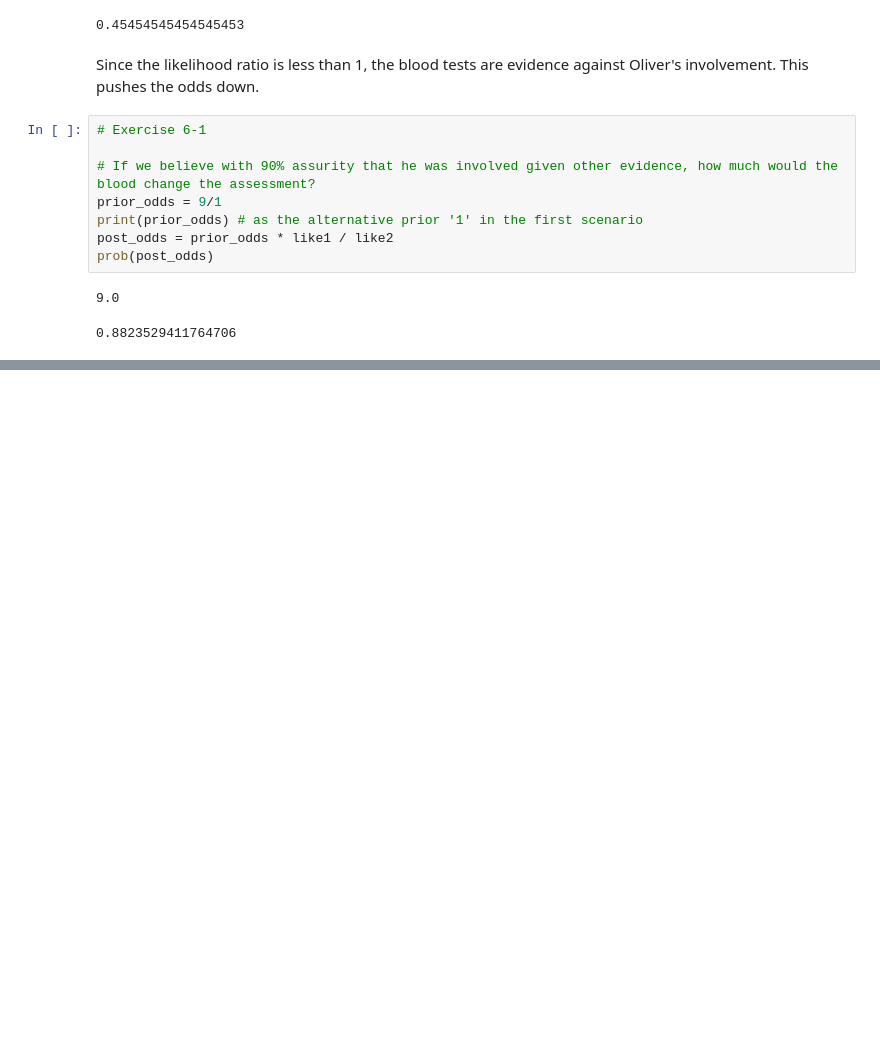
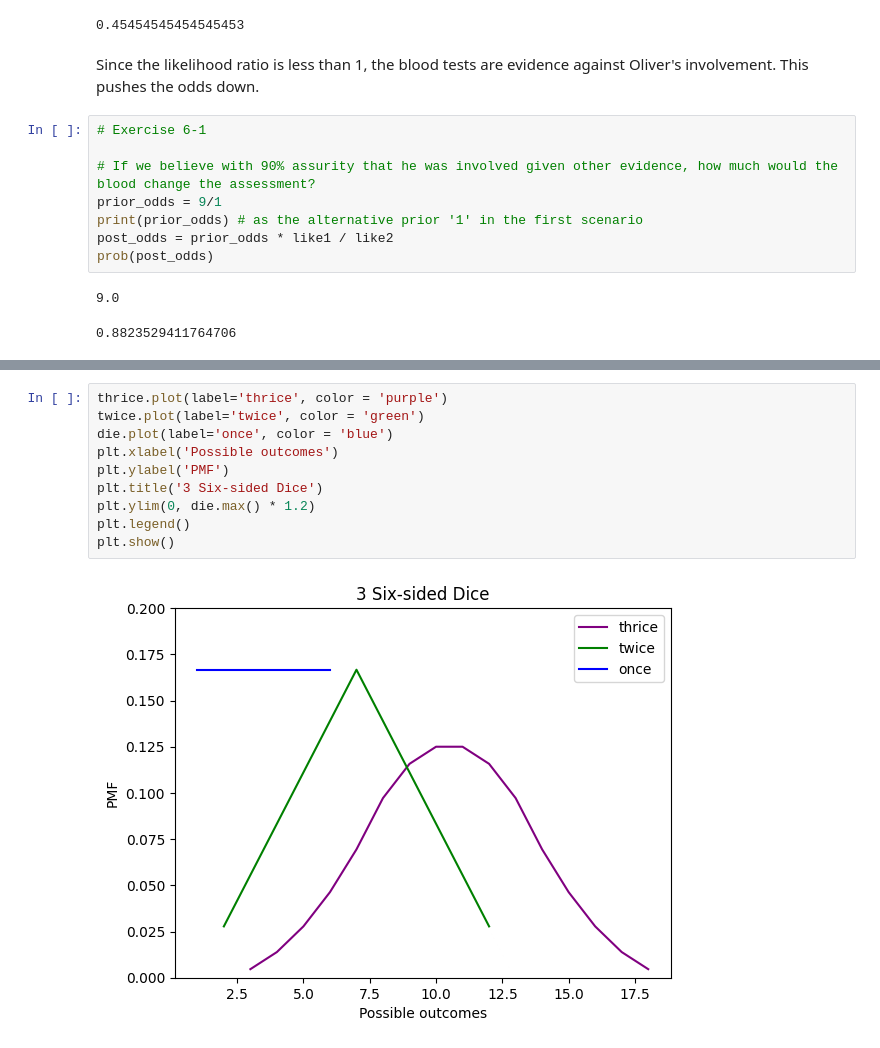
Before and after one commit to coletlacroix/math, a Jupyter notebook: 00.10_Think_Bayes_Downey/6_odds_and_addends.ipynb, the cells around one changed output, grey strips where cells are left out. Saved outputs shown, nothing was run; the diff lists cells and outputs as text; blank space fills up the shorter version.

```diff
--- a/00.10_Think_Bayes_Downey/6_odds_and_addends.ipynb
+++ b/00.10_Think_Bayes_Downey/6_odds_and_addends.ipynb
@@ -141,0 +214,12 @@ prob(post_odds)
+# %%
+thrice.plot(label='thrice', color = 'purple')
+twice.plot(label='twice', color = 'green')
+die.plot(label='once', color = 'blue')
+plt.xlabel('Possible outcomes')
+plt.ylabel('PMF')
+plt.title('3 Six-sided Dice')
+plt.ylim(0, die.max() * 1.2)
+plt.legend()
+plt.show()
+# %% [output]
+[figure, added]
```
Also changed, not shown: parts of 19 cells of this notebook, 2 other files.
